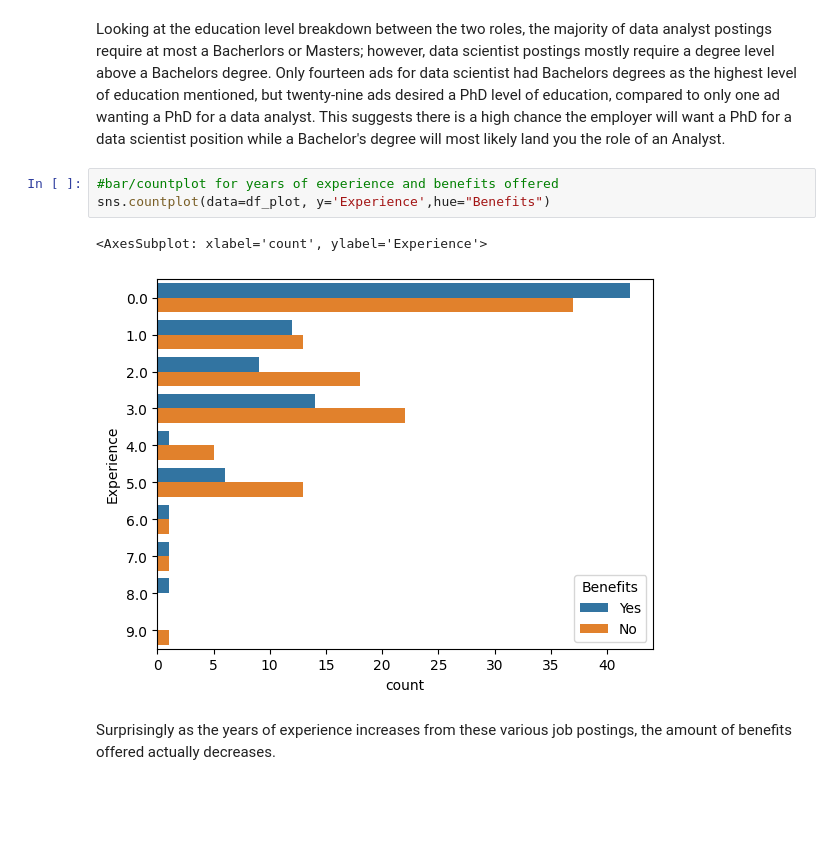
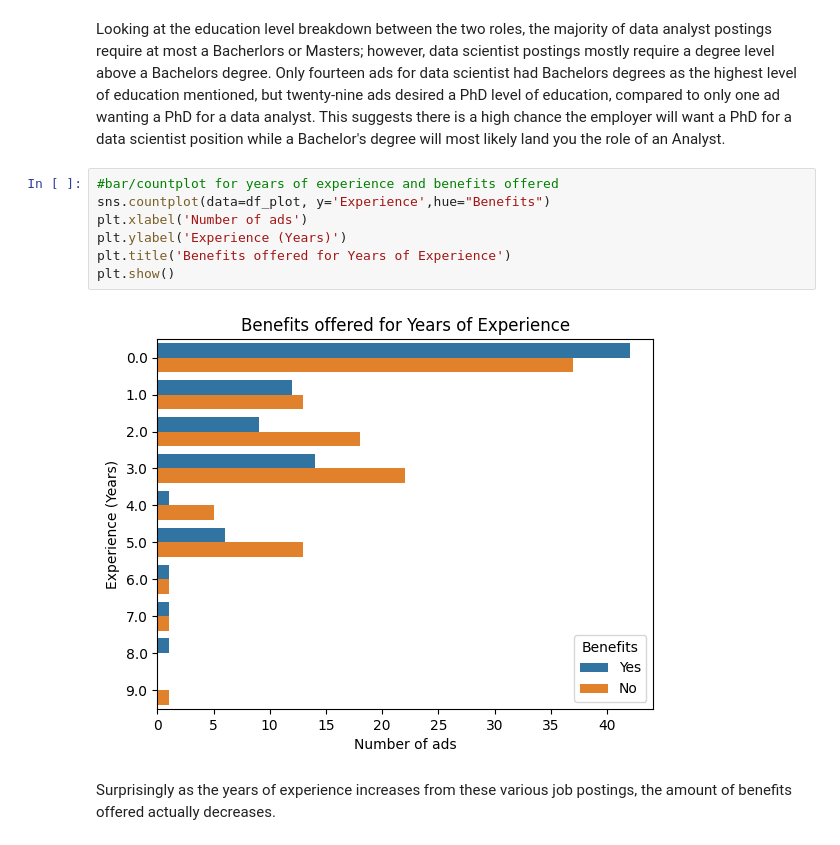
Before and after one commit to clwchanx/STA-141B, a Jupyter notebook: Data Visualizations (seaborn pairs and specific visuals) & Data Collection.ipynb, the cells around one changed output. Drawn from its saved outputs; the diff is of its cells as text; blank space fills up the shorter version.

```diff
--- a/Data Visualizations (seaborn pairs and specific visuals) & Data Collection.ipynb
+++ b/Data Visualizations (seaborn pairs and specific visuals) & Data Collection.ipynb
@@ -440,9 +425,12 @@ Looking at the education level breakdown between the two roles, the majority of
 # %%
 #bar/countplot for years of experience and benefits offered
 sns.countplot(data=df_plot, y='Experience',hue="Benefits")
+plt.xlabel('Number of ads')
+plt.ylabel('Experience (Years)')
+plt.title('Benefits offered for Years of Experience')
+plt.show()
 # %% [output]
-<AxesSubplot: xlabel='count', ylabel='Experience'>
-[figure, old version]
+[figure, new version]
 # %% [markdown]
 Surprisingly as the years of experience increases from these various job postings, the amount of benefits offered actually decreases.
 # %%
```
Also changed, not shown: parts of 5 cells of this notebook.
